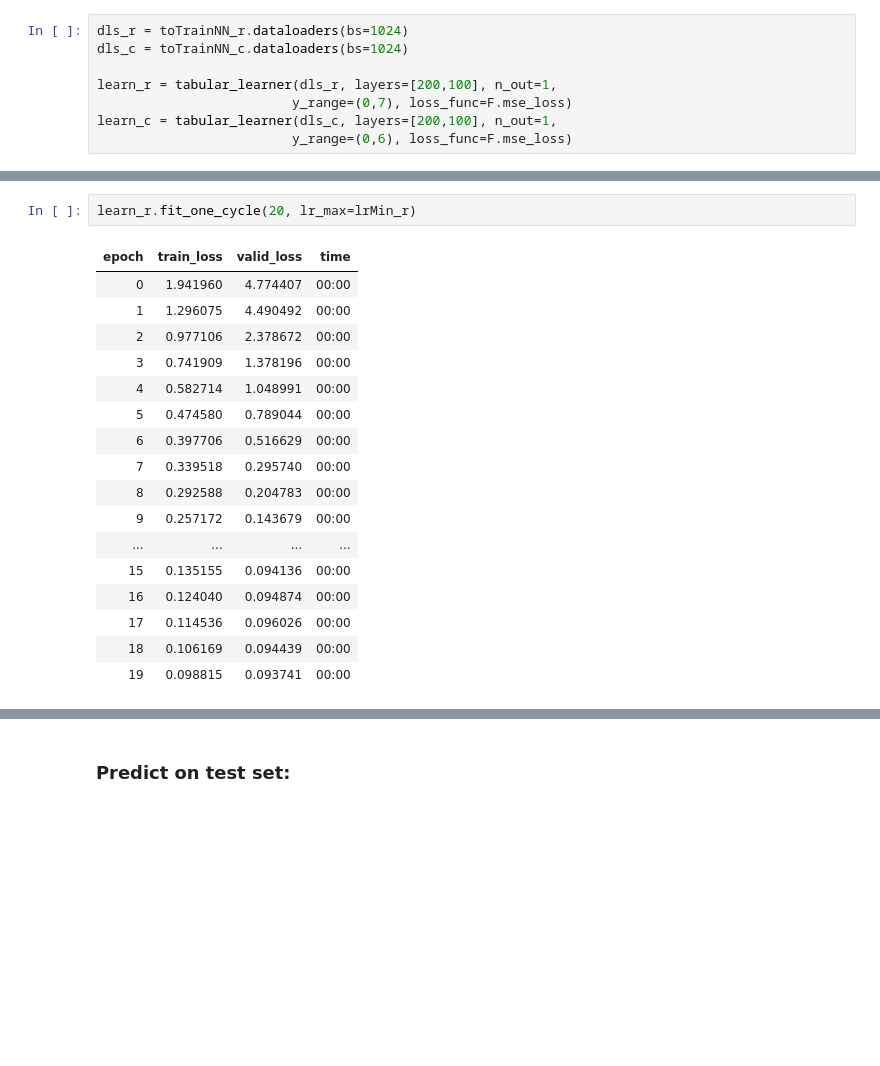
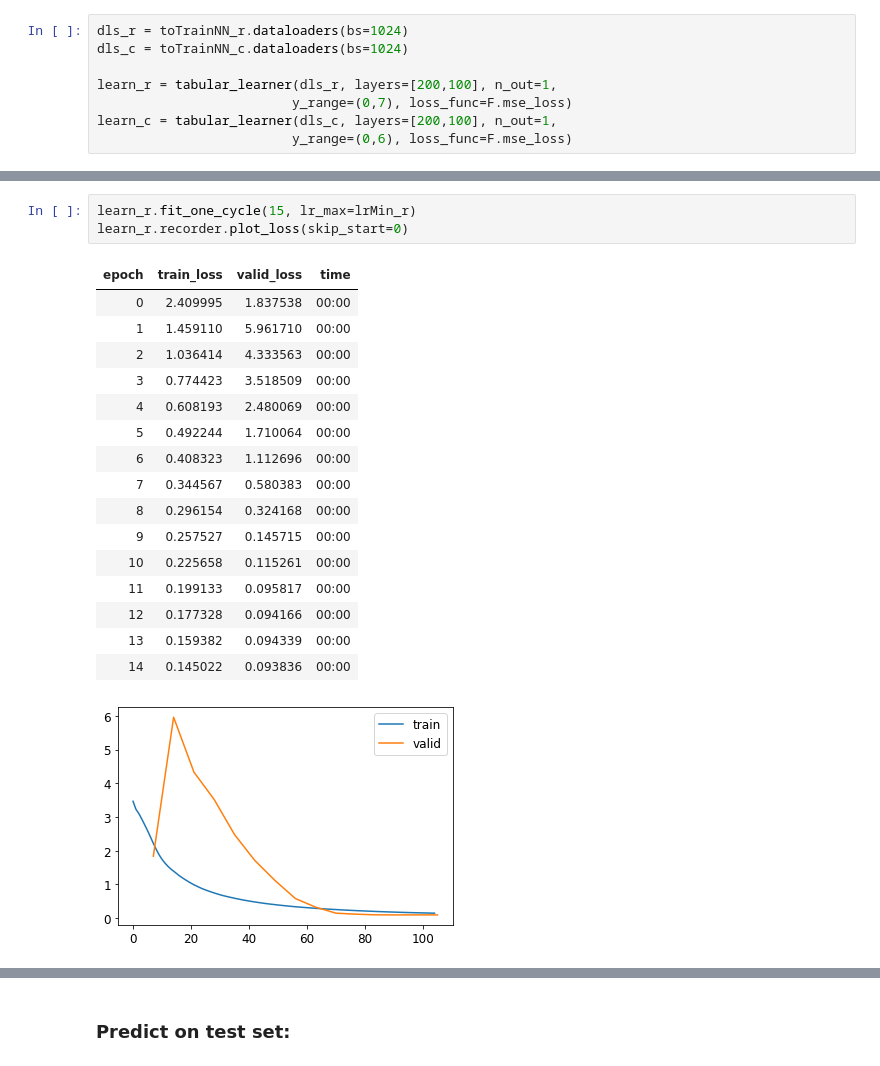
Before and after one commit to atticusmatticus/fastai_files, a Jupyter notebook: 09_bike_sharing_model-2.ipynb, the cells around one changed output, grey strips where cells are left out. Drawn from its saved outputs; the diff is of its cells as text; blank space fills up the shorter version.

```diff
--- a/09_bike_sharing_model-2.ipynb
+++ b/09_bike_sharing_model-2.ipynb
@@ -1377,21 +1379,22 @@ lrMin/10: 0.014454397559165954 lrSteep: 0.0014454397605732083
 # %%
-learn_r.fit_one_cycle(20, lr_max=lrMin_r)
+learn_r.fit_one_cycle(15, lr_max=lrMin_r)
+learn_r.recorder.plot_loss(skip_start=0)
 # %% [output]
 | epoch | train_loss | valid_loss | time |
-| 0 | 1.941960 | 4.774407 | 00:00 |
-| 1 | 1.296075 | 4.490492 | 00:00 |
-| 2 | 0.977106 | 2.378672 | 00:00 |
-| 3 | 0.741909 | 1.378196 | 00:00 |
-| 4 | 0.582714 | 1.048991 | 00:00 |
-| 5 | 0.474580 | 0.789044 | 00:00 |
-| 6 | 0.397706 | 0.516629 | 00:00 |
-| 7 | 0.339518 | 0.295740 | 00:00 |
-| 8 | 0.292588 | 0.204783 | 00:00 |
-| 9 | 0.257172 | 0.143679 | 00:00 |
-| ... | ... | ... | ... |
-| 15 | 0.135155 | 0.094136 | 00:00 |
-| 16 | 0.124040 | 0.094874 | 00:00 |
-| 17 | 0.114536 | 0.096026 | 00:00 |
-| 18 | 0.106169 | 0.094439 | 00:00 |
-| 19 | 0.098815 | 0.093741 | 00:00 |
+| 0 | 2.409995 | 1.837538 | 00:00 |
+| 1 | 1.459110 | 5.961710 | 00:00 |
+| 2 | 1.036414 | 4.333563 | 00:00 |
+| 3 | 0.774423 | 3.518509 | 00:00 |
+| 4 | 0.608193 | 2.480069 | 00:00 |
+| 5 | 0.492244 | 1.710064 | 00:00 |
+| 6 | 0.408323 | 1.112696 | 00:00 |
+| 7 | 0.344567 | 0.580383 | 00:00 |
+| 8 | 0.296154 | 0.324168 | 00:00 |
+| 9 | 0.257527 | 0.145715 | 00:00 |
+| 10 | 0.225658 | 0.115261 | 00:00 |
+| 11 | 0.199133 | 0.095817 | 00:00 |
+| 12 | 0.177328 | 0.094166 | 00:00 |
+| 13 | 0.159382 | 0.094339 | 00:00 |
+| 14 | 0.145022 | 0.093836 | 00:00 |
+[figure, added]
 # %%
```
Also changed, not shown: parts of 24 cells of this notebook.
